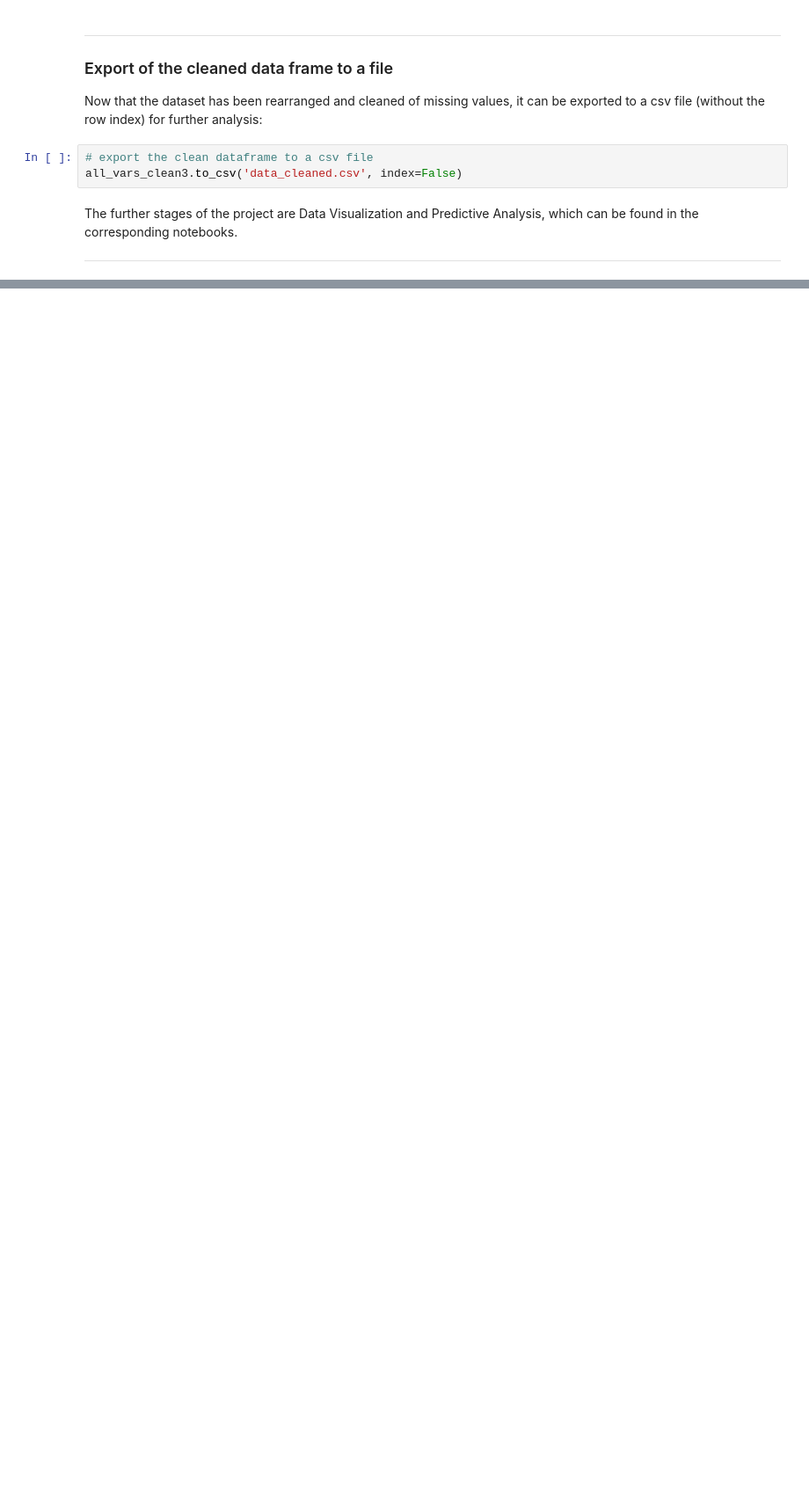
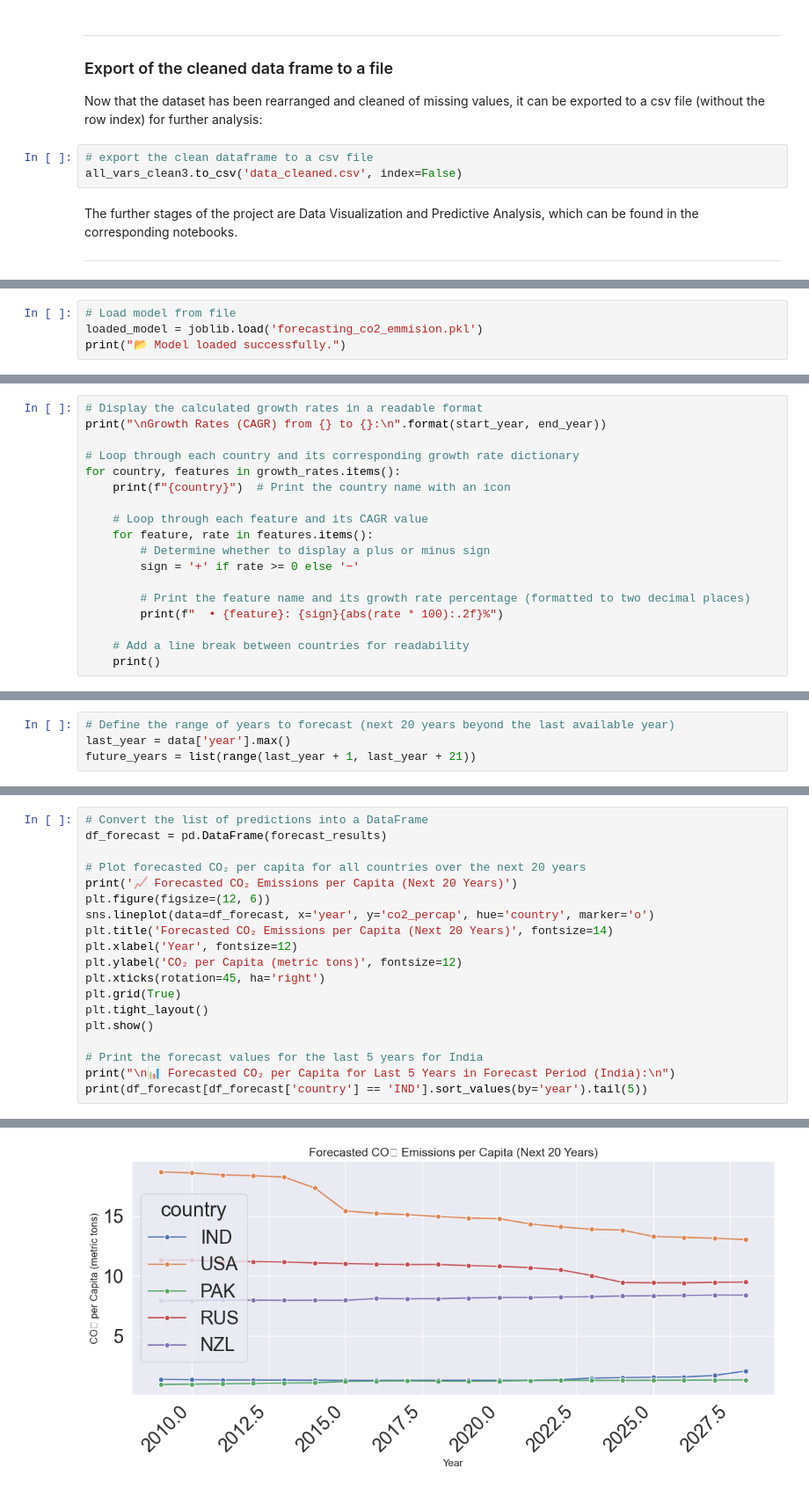
Before and after one commit to dj08l/aicte-ai-ml, a Jupyter notebook: carbon emission.ipynb, the cells around one changed output, grey strips where cells are left out. Shown at 88% size. Cells and saved outputs as stored; diff of their text form; blank space fills up the shorter version.

```diff
--- a/carbon emission.ipynb
+++ b/carbon emission.ipynb
@@ -546,0 +1345,4 @@ The further stages of the project are Data Visualization and Predictive Analysis
+# %%
+# Load model from file
+loaded_model = joblib.load('forecasting_co2_emmision.pkl')
+print("📂 Model loaded successfully.")
@@ -546,0 +1431,18 @@ The further stages of the project are Data Visualization and Predictive Analysis
+# %%
+# Display the calculated growth rates in a readable format
+print("\nGrowth Rates (CAGR) from {} to {}:\n".format(start_year, end_year))
+
+# Loop through each country and its corresponding growth rate dictionary
+for country, features in growth_rates.items():
+    print(f"{country}")  # Print the country name with an icon
+
+    # Loop through each feature and its CAGR value
+    for feature, rate in features.items():
+        # Determine whether to display a plus or minus sign
+        sign = '+' if rate >= 0 else '−'
+
+        # Print the feature name and its growth rate percentage (formatted to two decimal places)
+        print(f"  • {feature}: {sign}{abs(rate * 100):.2f}%")
+
+    # Add a line break between countries for readability
+    print()
@@ -546,0 +1512,4 @@ The further stages of the project are Data Visualization and Predictive Analysis
+# %%
+# Define the range of years to forecast (next 20 years beyond the last available year)
+last_year = data['year'].max()
+future_years = list(range(last_year + 1, last_year + 21))
@@ -546,0 +1549,20 @@ The further stages of the project are Data Visualization and Predictive Analysis
+# %%
+# Convert the list of predictions into a DataFrame
+df_forecast = pd.DataFrame(forecast_results)
+
+# Plot forecasted CO₂ per capita for all countries over the next 20 years
+print('📈 Forecasted CO₂ Emissions per Capita (Next 20 Years)')
+plt.figure(figsize=(12, 6))
+sns.lineplot(data=df_forecast, x='year', y='co2_percap', hue='country', marker='o')
+plt.title('Forecasted CO₂ Emissions per Capita (Next 20 Years)', fontsize=14)
+plt.xlabel('Year', fontsize=12)
+plt.ylabel('CO₂ per Capita (metric tons)', fontsize=12)
+plt.xticks(rotation=45, ha='right')
+plt.grid(True)
+plt.tight_layout()
+plt.show()
+
+# Print the forecast values for the last 5 years for India
+print("\n📊 Forecasted CO₂ per Capita for Last 5 Years in Forecast Period (India):\n")
+print(df_forecast[df_forecast['country'] == 'IND'].sort_values(by='year').tail(5))
+# %% [output]
@@ -546,0 +1570 @@ The further stages of the project are Data Visualization and Predictive Analysis
+[figure, added]
```
Also changed, not shown: parts of 74 cells of this notebook.
